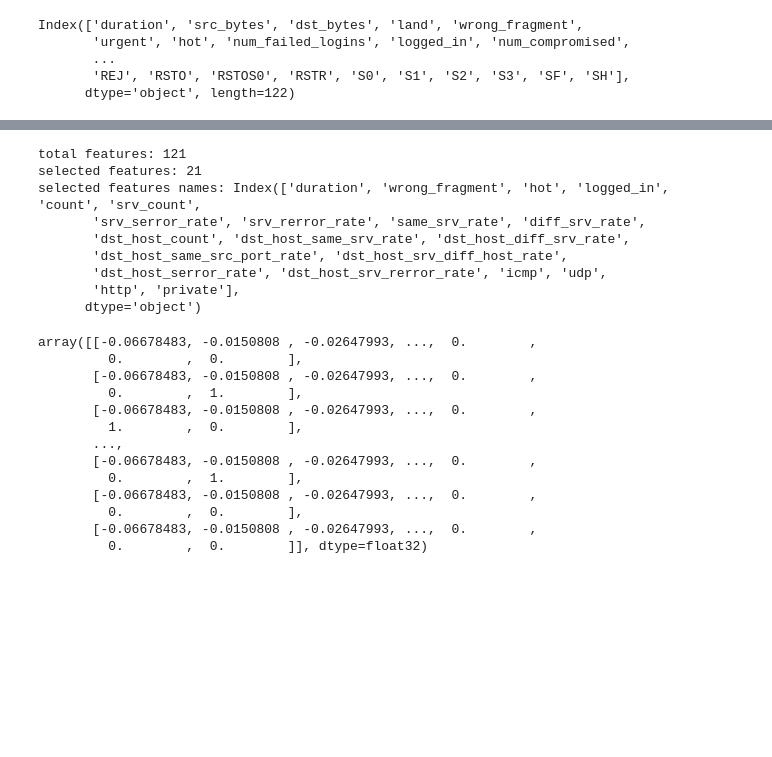
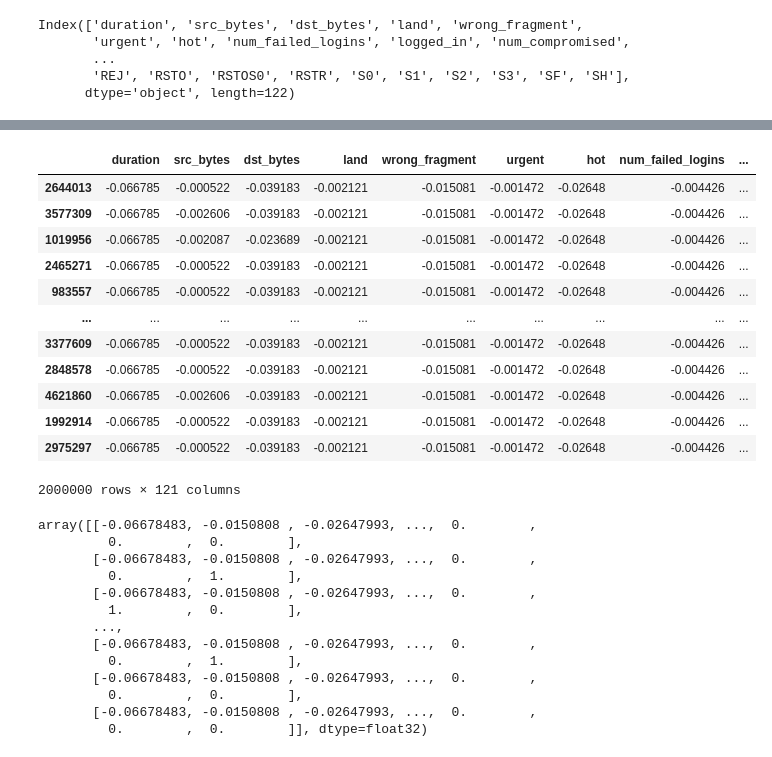
Before and after one commit to ClaudioCanalesPavez/KDD-LSTM, a Jupyter notebook: LSTM-KDD.ipynb, the cells around one changed output, grey strips where cells are left out. Cells and saved outputs as stored; diff of their text form; code cells hidden in the pictures; blank space fills up the shorter version.

```diff
--- a/LSTM-KDD.ipynb
+++ b/LSTM-KDD.ipynb
@@ -276,29 +276,34 @@ data.describe().T
 # %%
 y_data= data['intrusion']
 X_data= data.drop(labels=['intrusion'], axis=1)
+X_data
+# %% [output]
+|  | duration | src_bytes | dst_bytes | land | wrong_fragment | urgent | hot | num_failed_logins | ... |
+| 2644013 | -0.066785 | -0.000522 | -0.039183 | -0.002121 | -0.015081 | -0.001472 | -0.02648 | -0.004426 | ... |
+| 3577309 | -0.066785 | -0.002606 | -0.039183 | -0.002121 | -0.015081 | -0.001472 | -0.02648 | -0.004426 | ... |
+| 1019956 | -0.066785 | -0.002087 | -0.023689 | -0.002121 | -0.015081 | -0.001472 | -0.02648 | -0.004426 | ... |
+| 2465271 | -0.066785 | -0.000522 | -0.039183 | -0.002121 | -0.015081 | -0.001472 | -0.02648 | -0.004426 | ... |
+| 983557 | -0.066785 | -0.000522 | -0.039183 | -0.002121 | -0.015081 | -0.001472 | -0.02648 | -0.004426 | ... |
+| ... | ... | ... | ... | ... | ... | ... | ... | ... | ... |
+| 3377609 | -0.066785 | -0.000522 | -0.039183 | -0.002121 | -0.015081 | -0.001472 | -0.02648 | -0.004426 | ... |
+| 2848578 | -0.066785 | -0.000522 | -0.039183 | -0.002121 | -0.015081 | -0.001472 | -0.02648 | -0.004426 | ... |
+| 4621860 | -0.066785 | -0.002606 | -0.039183 | -0.002121 | -0.015081 | -0.001472 | -0.02648 | -0.004426 | ... |
+| 1992914 | -0.066785 | -0.000522 | -0.039183 | -0.002121 | -0.015081 | -0.001472 | -0.02648 | -0.004426 | ... |
+| 2975297 | -0.066785 | -0.000522 | -0.039183 | -0.002121 | -0.015081 | -0.001472 | -0.02648 | -0.004426 | ... |
+2000000 rows × 121 columns
 # %%
-# Realisamos lasso para eliminar las columnas que no aportan información
-from sklearn.linear_model import Lasso
-from sklearn.feature_selection import SelectFromModel
+# # Realisamos lasso para eliminar las columnas que no aportan información
+# from sklearn.linear_model import Lasso
+# from sklearn.feature_selection import SelectFromModel
 
-# Seleccionamos las columnas que aportan información
-feature_sel_model = SelectFromModel(Lasso(alpha=0.005, random_state=23, max_iter=5000))
+# # Seleccionamos las columnas que aportan información
+# feature_sel_model = SelectFromModel(Lasso(alpha=0.005, random_state=23, max_iter=5000))
 
-feature_sel_model.fit(X_data, y_data)
-feature_sel_model.get_support()
+# feature_sel_model.fit(X_data, y_data)
+# feature_sel_model.get_support()
 
-selected_feat = X_data.columns[(feature_sel_model.get_support())]
+# selected_feat = X_data.columns[(feature_sel_model.get_support())]
 
-print('total features: {}'.format((X_data.shape[1])))
-print('selected features: {}'.format(len(selected_feat)))
-print('selected features names: {}'.format(selected_feat))
+# print('total features: {}'.format((X_data.shape[1])))
+# print('selected features: {}'.format(len(selected_feat)))
+# print('selected features names: {}'.format(selected_feat))
-# %% [output]
-total features: 121
-selected features: 21
-selected features names: Index(['duration', 'wrong_fragment', 'hot', 'logged_in', 'count', 'srv_count',
-       'srv_serror_rate', 'srv_rerror_rate', 'same_srv_rate', 'diff_srv_rate',
-       'dst_host_count', 'dst_host_same_srv_rate', 'dst_host_diff_srv_rate',
-       'dst_host_same_src_port_rate', 'dst_host_srv_diff_host_rate',
-       'dst_host_serror_rate', 'dst_host_srv_rerror_rate', 'icmp', 'udp',
-       'http', 'private'],
-      dtype='object')
```
Also changed, not shown: parts of 17 cells of this notebook, 1 other file.
